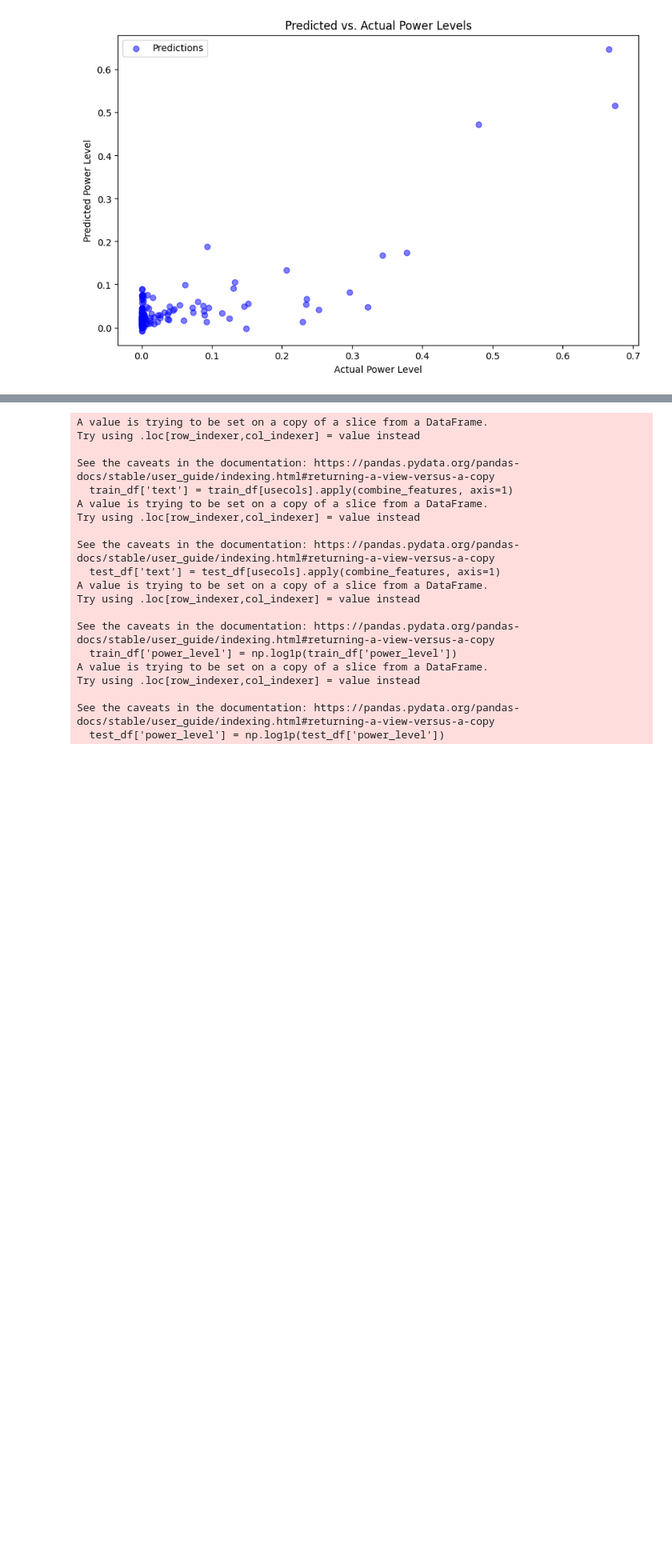
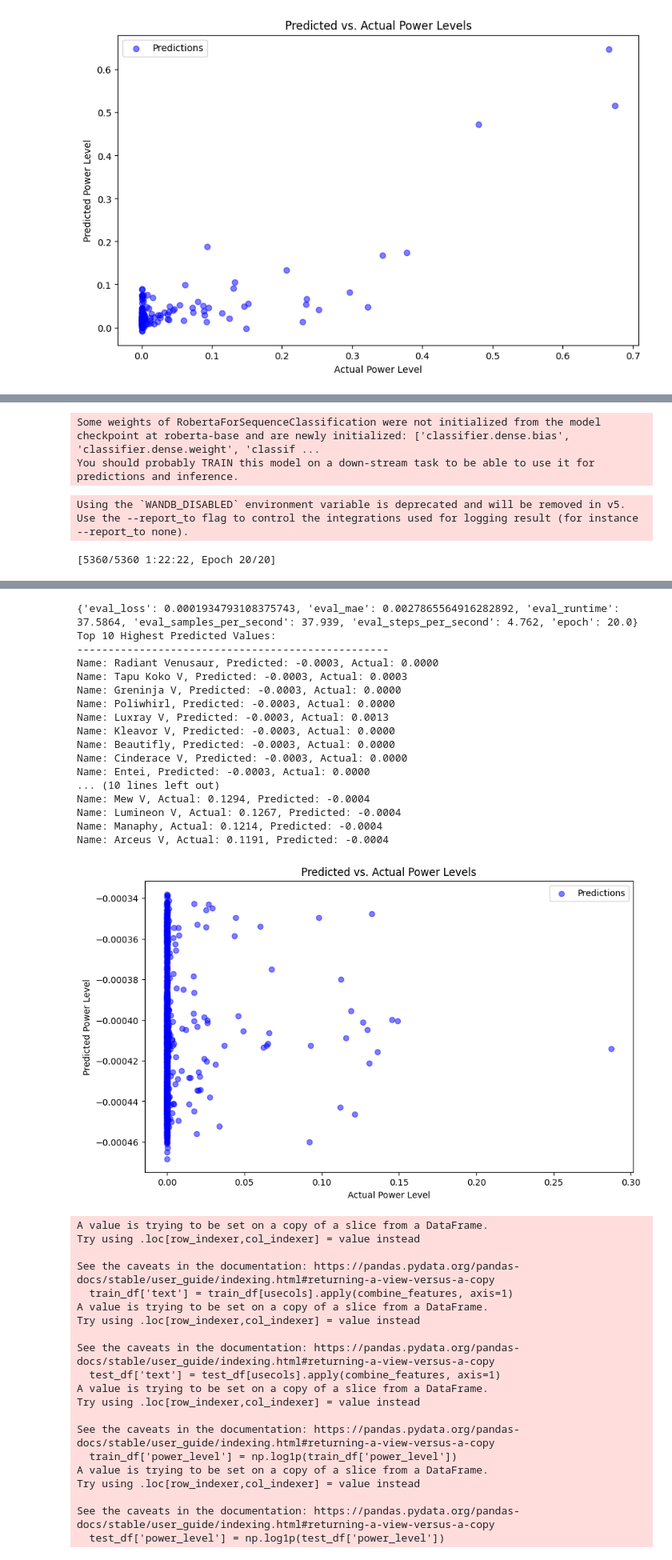
Before and after one commit to mqustar/mids-w266-thomas-agam-mei, a Jupyter notebook: Final Project 266.ipynb, the cells around one changed output, grey strips where cells are left out. Shown at 80% size. Drawn from its saved outputs; the diff is of its cells as text; code cells hidden in the pictures; blank space fills up the shorter version.

```diff
--- a/Final Project 266.ipynb
+++ b/Final Project 266.ipynb
@@ -609,4 +609,5 @@ model_save_path = '/content/drive/MyDrive/266/project/pokemonRoberta'
 
 pokemon_concat = pd.concat([pokemon_2021, pokemon_2022], ignore_index=True)
 
-train_and_evaluate_bert_model(pokemon_concat, pokemon_2023, usecols, model_save_path)
+train_and_evaluate_roberta_model(pokemon_concat, pokemon_2023, usecols, model_save_path)
+# %% [output]
@@ -612,0 +634,4 @@ train_and_evaluate_bert_model(pokemon_concat, pokemon_2023, usecols, model_save_
+Some weights of RobertaForSequenceClassification were not initialized from the model checkpoint at roberta-base and are newly initialized: ['classifier.dense.bias', 'classifier.dense.weight', 'classif ...
+You should probably TRAIN this model on a down-stream task to be able to use it for predictions and inference.
+Using the `WANDB_DISABLED` environment variable is deprecated and will be removed in v5. Use the --report_to flag to control the integrations used for logging result (for instance --report_to none).
+[5360/5360 1:22:22, Epoch 20/20]
@@ -613 +656,19 @@ train_and_evaluate_bert_model(pokemon_concat, pokemon_2023, usecols, model_save_
+{'eval_loss': 0.0001934793108375743, 'eval_mae': 0.0027865564916282892, 'eval_runtime': 37.5864, 'eval_samples_per_second': 37.939, 'eval_steps_per_second': 4.762, 'epoch': 20.0}
+Top 10 Highest Predicted Values:
+--------------------------------------------------
+Name: Radiant Venusaur, Predicted: -0.0003, Actual: 0.0000
+Name: Tapu Koko V, Predicted: -0.0003, Actual: 0.0003
+Name: Greninja V, Predicted: -0.0003, Actual: 0.0000
+Name: Poliwhirl, Predicted: -0.0003, Actual: 0.0000
+Name: Luxray V, Predicted: -0.0003, Actual: 0.0013
+Name: Kleavor V, Predicted: -0.0003, Actual: 0.0000
+Name: Beautifly, Predicted: -0.0003, Actual: 0.0000
+Name: Cinderace V, Predicted: -0.0003, Actual: 0.0000
+Name: Entei, Predicted: -0.0003, Actual: 0.0000
+... (10 lines left out)
+Name: Mew V, Actual: 0.1294, Predicted: -0.0004
+Name: Lumineon V, Actual: 0.1267, Predicted: -0.0004
+Name: Manaphy, Actual: 0.1214, Predicted: -0.0004
+Name: Arceus V, Actual: 0.1191, Predicted: -0.0004
+[figure, added]
 # %%
```
Also changed, not shown: parts of 8 cells of this notebook.
